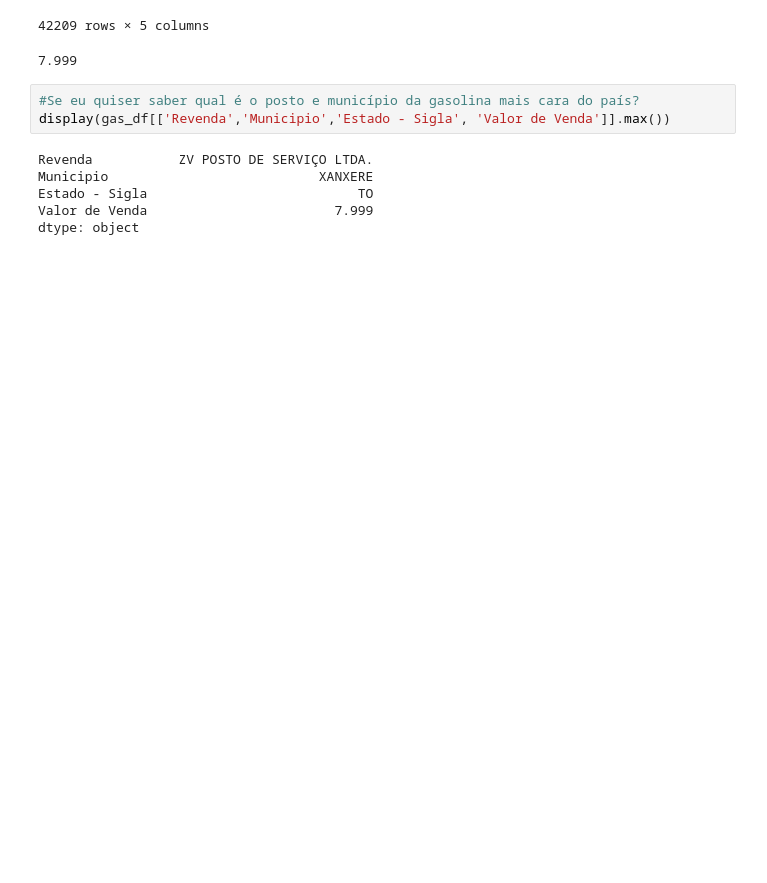
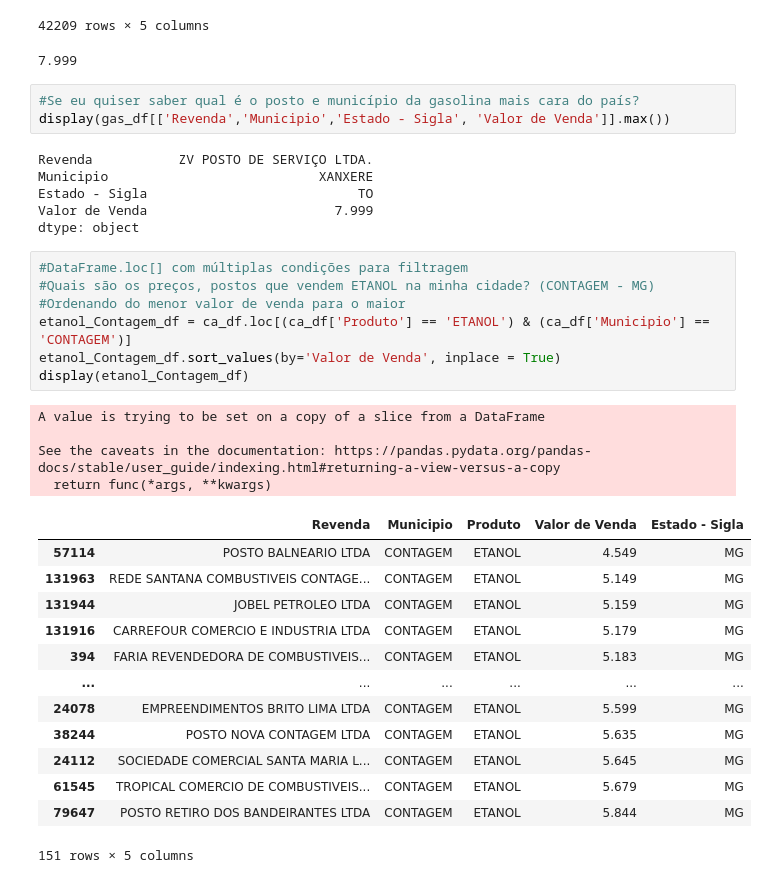
Before and after one commit to trembalamg/ExtensaoPythonPandas, a Jupyter notebook: PrimeiroExemploEmPandas.ipynb, the cells around one changed output. Cells and saved outputs as stored; diff of their text form; blank space fills up the shorter version.

```diff
--- a/PrimeiroExemploEmPandas.ipynb
+++ b/PrimeiroExemploEmPandas.ipynb
@@ -258,3 +258,28 @@ Municipio                           XANXERE
 Estado - Sigla                           TO
 Valor de Venda                        7.999
 dtype: object
+# %%
+#DataFrame.loc[] com múltiplas condições para filtragem
+#Quais são os preços, postos que vendem ETANOL na minha cidade? (CONTAGEM - MG)
+#Ordenando do menor valor de venda para o maior
+etanol_Contagem_df = ca_df.loc[(ca_df['Produto'] == 'ETANOL') & (ca_df['Municipio'] == 'CONTAGEM')]
+etanol_Contagem_df.sort_values(by='Valor de Venda', inplace = True)
+display(etanol_Contagem_df)
+# %% [output]
+A value is trying to be set on a copy of a slice from a DataFrame
+
+See the caveats in the documentation: https://pandas.pydata.org/pandas-docs/stable/user_guide/indexing.html#returning-a-view-versus-a-copy
+  return func(*args, **kwargs)
+|  | Revenda | Municipio | Produto | Valor de Venda | Estado - Sigla |
+| 57114 | POSTO BALNEARIO LTDA | CONTAGEM | ETANOL | 4.549 | MG |
+| 131963 | REDE SANTANA COMBUSTIVEIS CONTAGE... | CONTAGEM | ETANOL | 5.149 | MG |
+| 131944 | JOBEL PETROLEO LTDA | CONTAGEM | ETANOL | 5.159 | MG |
+| 131916 | CARREFOUR COMERCIO E INDUSTRIA LTDA | CONTAGEM | ETANOL | 5.179 | MG |
+| 394 | FARIA REVENDEDORA DE COMBUSTIVEIS... | CONTAGEM | ETANOL | 5.183 | MG |
+| ... | ... | ... | ... | ... | ... |
+| 24078 | EMPREENDIMENTOS BRITO LIMA LTDA | CONTAGEM | ETANOL | 5.599 | MG |
+| 38244 | POSTO NOVA CONTAGEM LTDA | CONTAGEM | ETANOL | 5.635 | MG |
+| 24112 | SOCIEDADE COMERCIAL SANTA MARIA L... | CONTAGEM | ETANOL | 5.645 | MG |
+| 61545 | TROPICAL COMERCIO DE COMBUSTIVEIS... | CONTAGEM | ETANOL | 5.679 | MG |
+| 79647 | POSTO RETIRO DOS BANDEIRANTES LTDA | CONTAGEM | ETANOL | 5.844 | MG |
+151 rows × 5 columns
```
Also changed, not shown: parts of 3 cells of this notebook.
